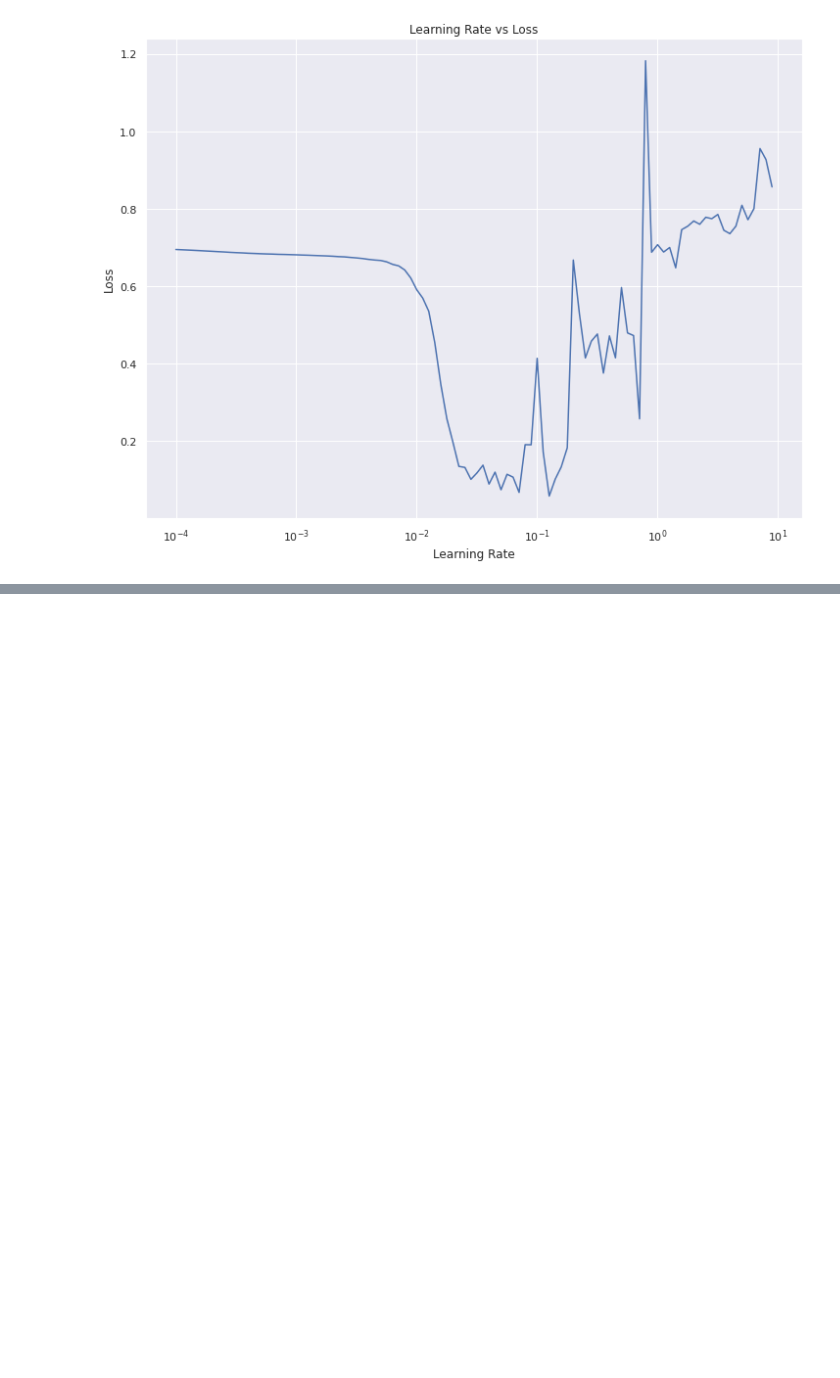
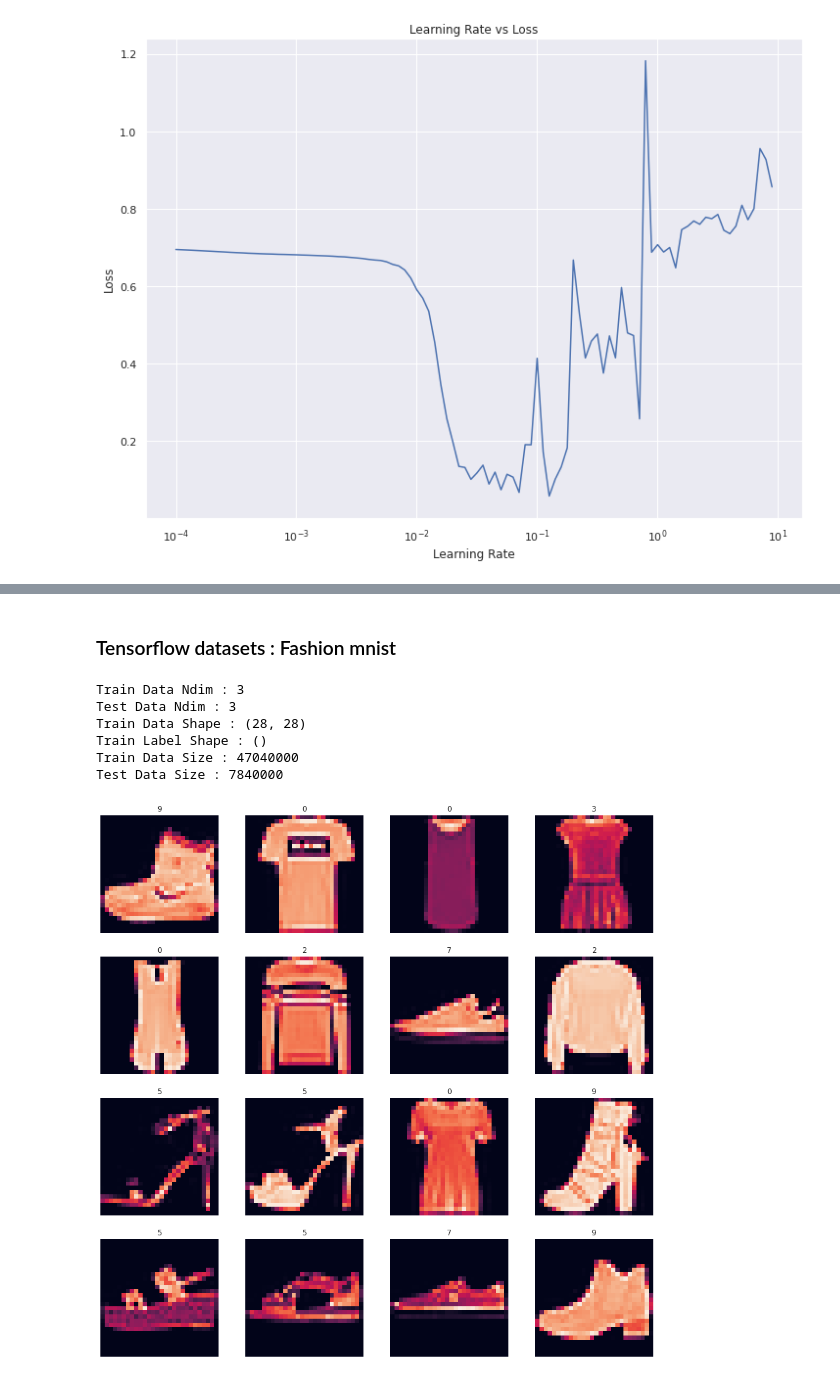
Before and after one commit to 86lekwenshiung/Neural-Network-with-Tensorflow, a Jupyter notebook: 02_Neural_Network_Classification_With_Tensorflow.ipynb, the cells around one changed output, grey strips where cells are left out. Cells and saved outputs as stored; diff of their text form; code cells hidden in the pictures; blank space fills up the shorter version.

```diff
--- a/02_Neural_Network_Classification_With_Tensorflow.ipynb
+++ b/02_Neural_Network_Classification_With_Tensorflow.ipynb
@@ -503,0 +563,35 @@ plt.title('Learning Rate vs Loss');
+# %% [markdown]
+### Tensorflow datasets : Fashion mnist
+# %%
+from tensorflow.keras.datasets import fashion_mnist
+
+
+(train_data , train_labels) , (test_data , test_labels) = fashion_mnist.load_data()
+# %%
+# Checking the Parameter of Data
+print('Train Data Ndim :' , train_data.ndim)
+print('Test Data Ndim :' , test_data.ndim)
+print('Train Data Shape :' , train_data[0].shape)
+print('Train Label Shape :' , train_labels[0].shape)
+print('Train Data Size :' , train_data.size)
+print('Test Data Size :' , test_data.size)
+# %% [output]
+Train Data Ndim : 3
+Test Data Ndim : 3
+Train Data Shape : (28, 28)
+Train Label Shape : ()
+Train Data Size : 47040000
+Test Data Size : 7840000
+# %%
+### Plotting Samples - Note that Label is still in encoded labels betwen 0 to 9
+
+plt.figure(figsize = (16,16))
+for i in range(16):
+  ax = plt.subplot(4,4,i+1)
+  plt.imshow(train_data[i])
+  label = train_labels[i]
+
+  plt.title(label)
+  plt.axis('off')
+# %% [output]
+[figure, added]
```
Also changed, not shown: parts of 12 cells of this notebook.
